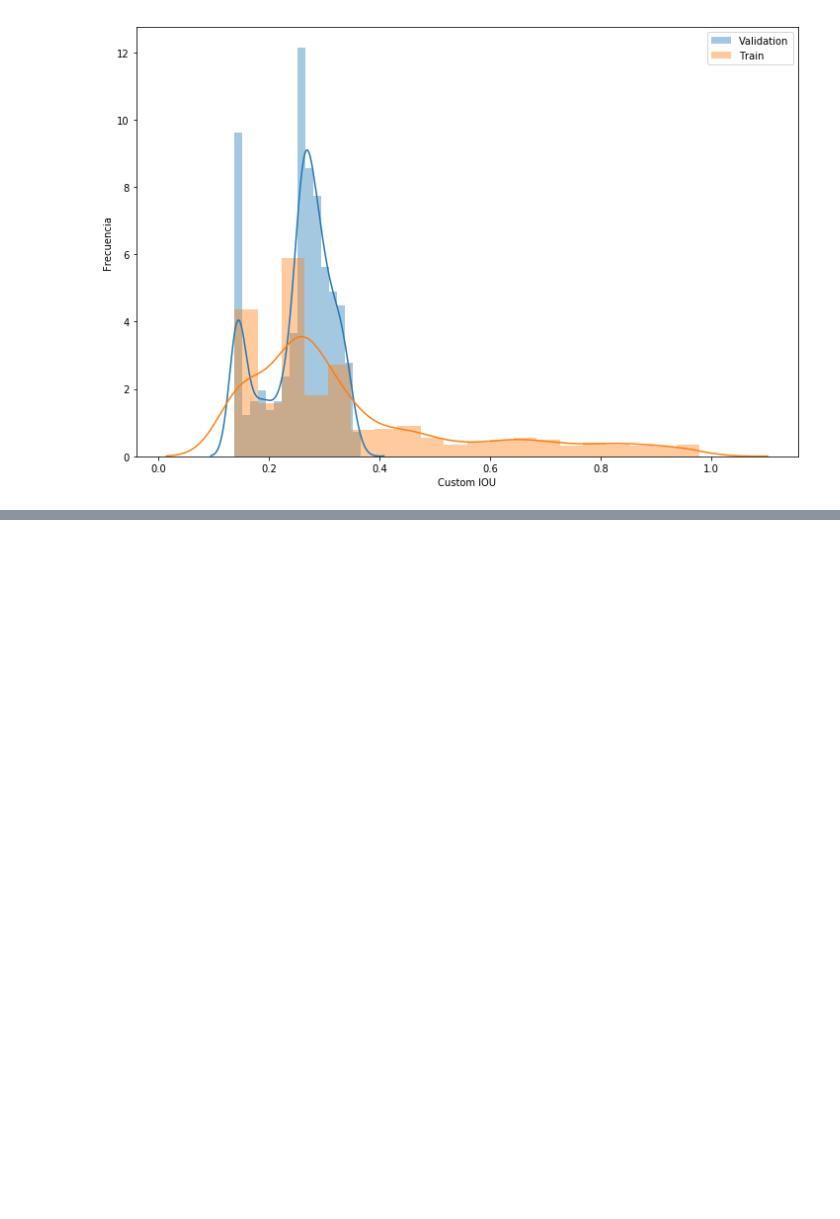
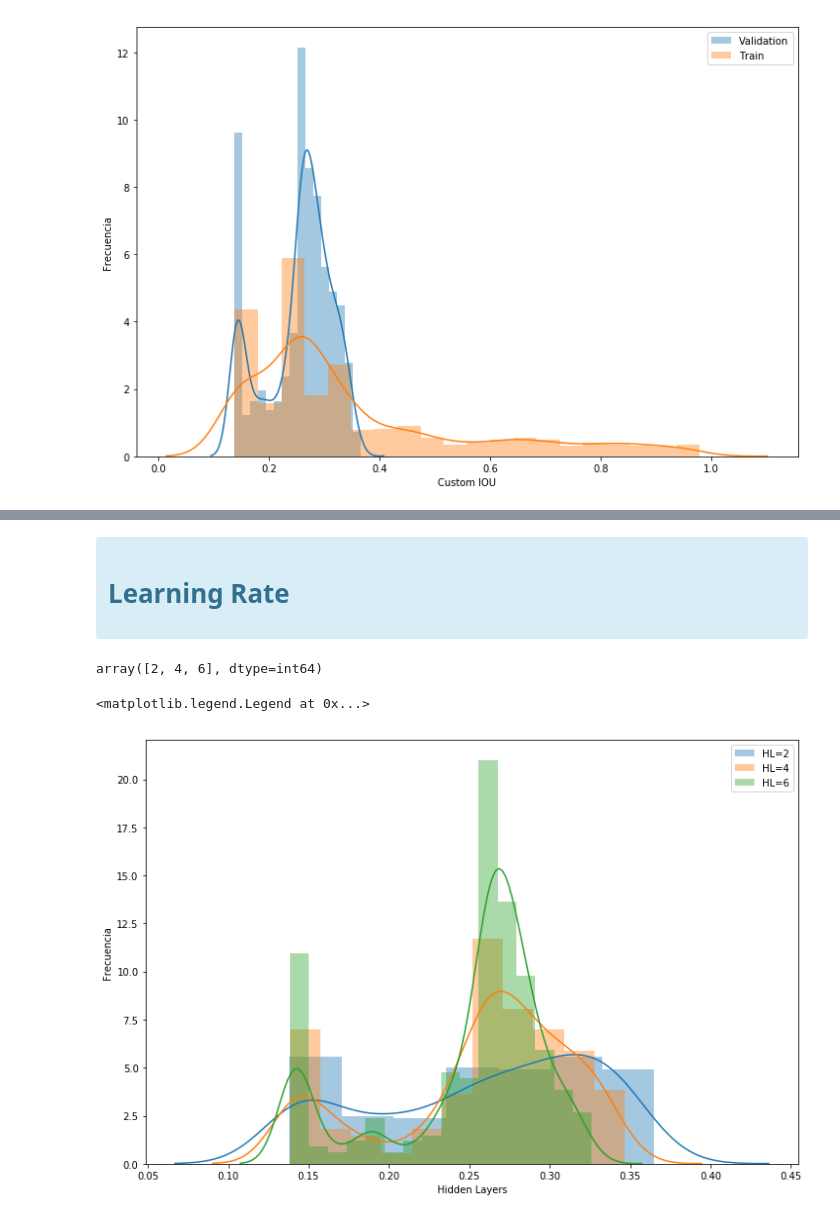
Before and after one commit to cscovino/TED-Talks-Analysis, a Jupyter notebook: Grupo 4 - Kaggle TED Talks - Talos Results.ipynb, the cells around one changed output, grey strips where cells are left out. Saved outputs shown, nothing was run; the diff lists cells and outputs as text; code cells hidden in the pictures; blank space fills up the shorter version.

```diff
--- a/Grupo 4 - Kaggle TED Talks - Talos Results.ipynb
+++ b/Grupo 4 - Kaggle TED Talks - Talos Results.ipynb
@@ -32,0 +93,21 @@ plt.legend()
+# %% [markdown]
+<div class="alert alert-block alert-info">
+
+# Learning Rate
+
+</div>
+# %%
+df['hidden_layers'].unique()
+# %% [output]
+array([2, 4, 6], dtype=int64)
+# %%
+plt.figure(figsize=(12,8))
+
+ax = sns.distplot(df[df['hidden_layers'] == 2]['val_custom_iou'], label="HL=2")
+ax = sns.distplot(df[df['hidden_layers'] == 4]['val_custom_iou'], label="HL=4")
+ax = sns.distplot(df[df['hidden_layers'] == 6]['val_custom_iou'], label="HL=6")
+ax.set(xlabel='Hidden Layers', ylabel='Frecuencia')
+plt.legend()
+# %% [output]
+<matplotlib.legend.Legend at 0x...>
+[figure, added]
```
Also changed, not shown: parts of 15 cells of this notebook.
